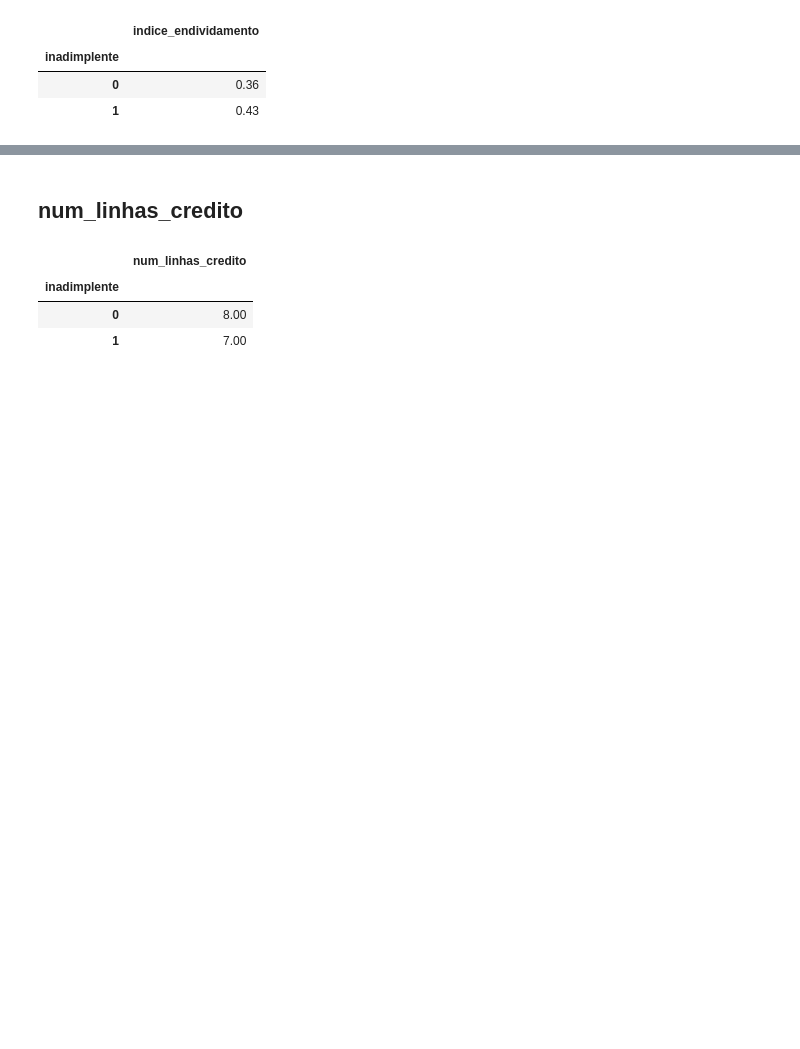
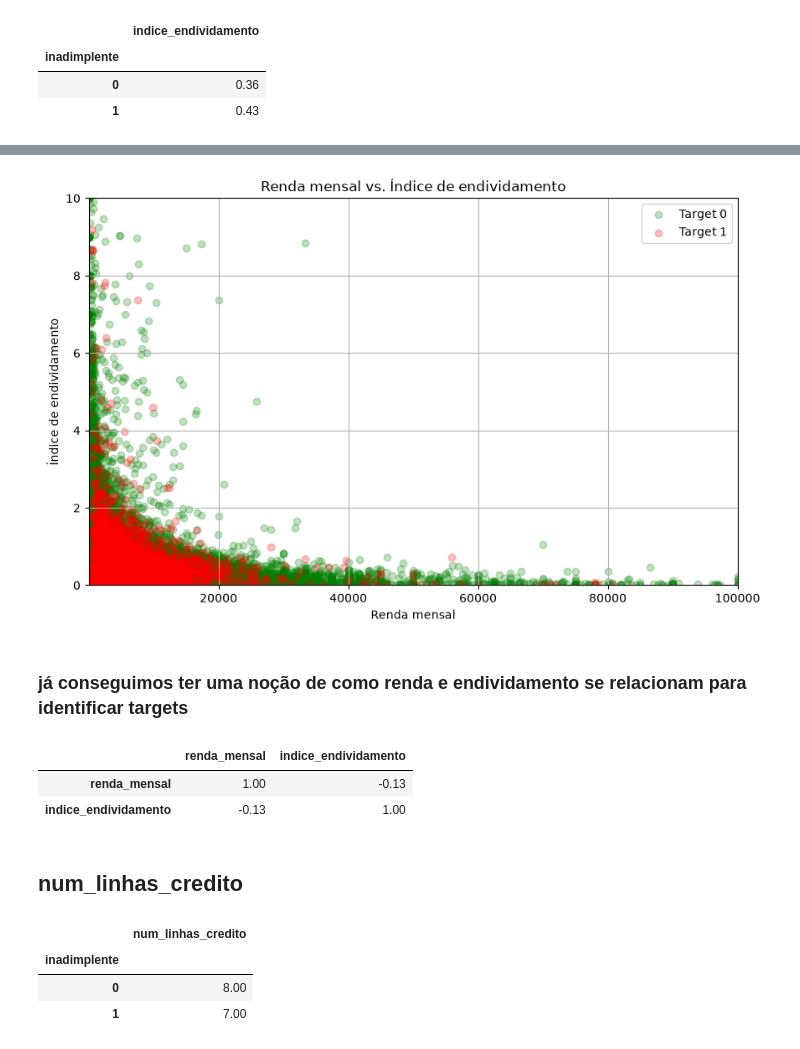
Before and after one commit to andradeyghor/credit-risk-api, a Jupyter notebook: notebooks/eda.ipynb, the cells around one changed output, grey strips where cells are left out. Drawn from its saved outputs; the diff is of its cells as text; code cells hidden in the pictures; blank space fills up the shorter version.

```diff
--- a/notebooks/eda.ipynb
+++ b/notebooks/eda.ipynb
@@ -263,3 +231,41 @@ plt.show()
+# %%
+plt.figure(figsize=(10, 6))
+
+plt.scatter(
+    df[df[target] == 0]['renda_mensal'],
+    df[df[target] == 0]['indice_endividamento'],
+    alpha=0.25,
+    color='green',
+    label='Target 0'
+)
+
+plt.scatter(
+    df[df[target] == 1]['renda_mensal'],
+    df[df[target] == 1]['indice_endividamento'],
+    alpha=0.25,
+    color='red',
+    label='Target 1'
+)
+
+plt.xlim(1, 1e5)
+plt.ylim(0, 10)
+
+plt.xlabel('Renda mensal')
+plt.ylabel('Índice de endividamento')
+plt.title('Renda mensal vs. Índice de endividamento')
+plt.legend()
+
+plt.show()
+# %% [output]
+[figure, added]
+# %% [markdown]
+### já conseguimos ter uma noção de como renda e endividamento se relacionam para identificar targets
+# %%
+df[['renda_mensal', 'indice_endividamento']].corr(method='spearman')
+# %% [output]
+|  | renda_mensal | indice_endividamento |
+| renda_mensal | 1.00 | -0.13 |
+| indice_endividamento | -0.13 | 1.00 |
 # %% [markdown]
 ## num_linhas_credito
 # %%
```
Also changed, not shown: parts of 44 cells of this notebook.
